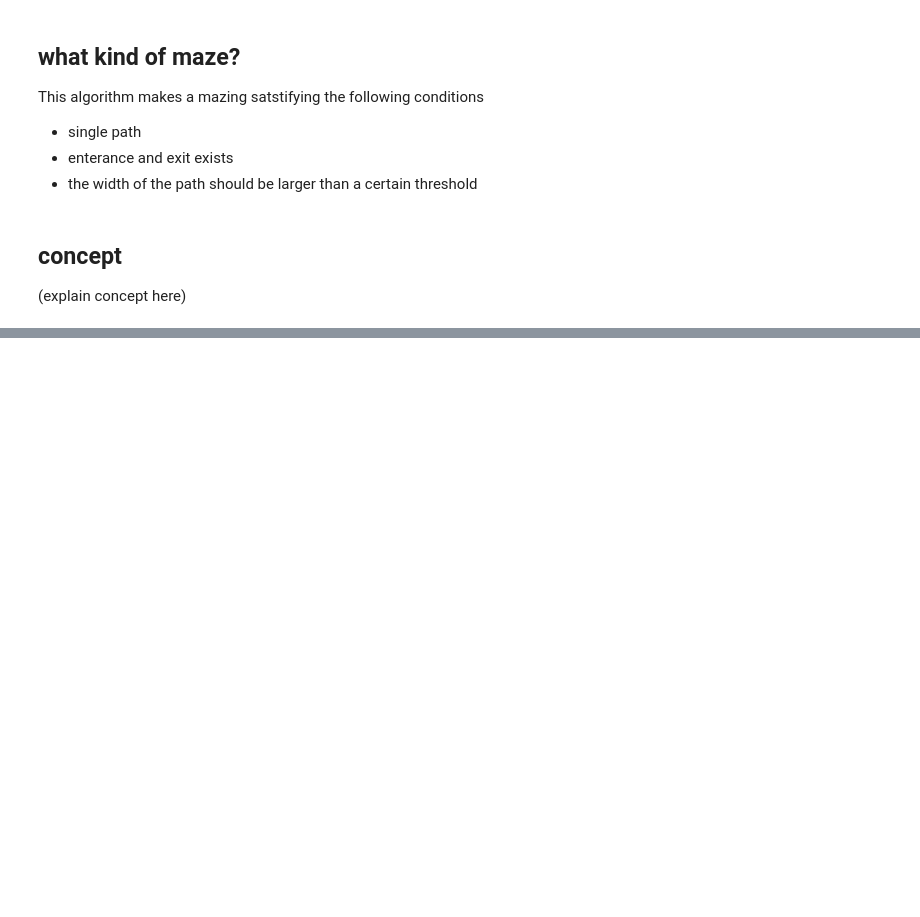
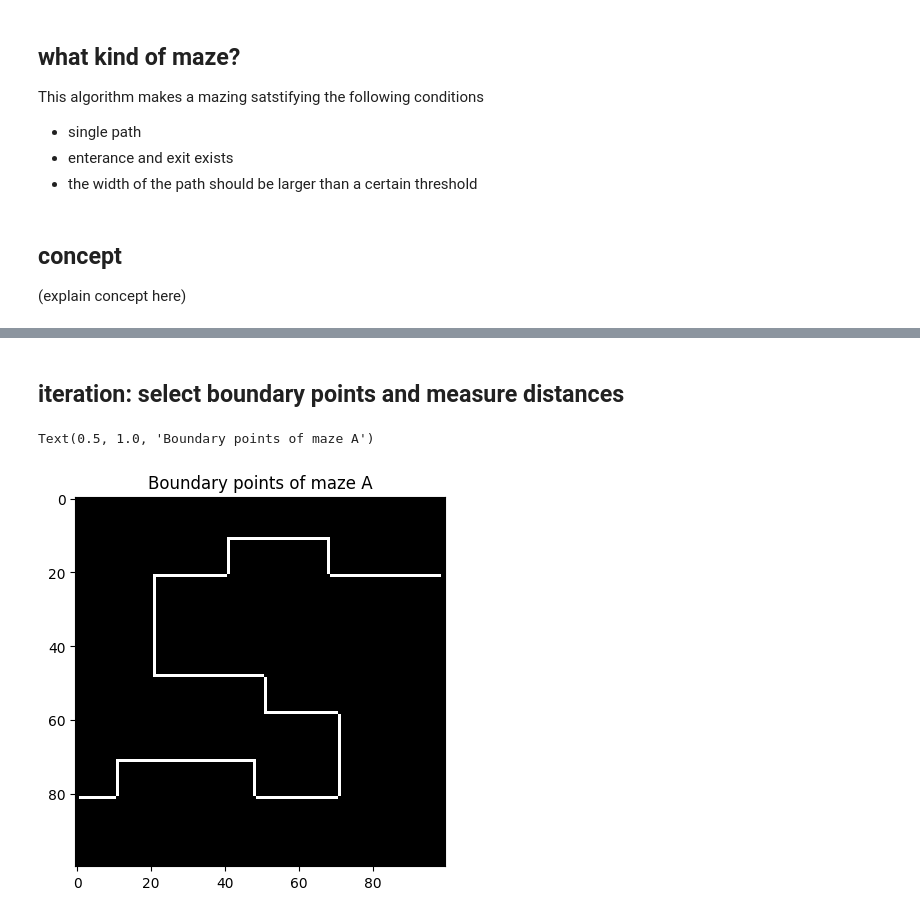
Before and after one commit to KeunwooPark/maze-generator, a Jupyter notebook: how_to_generate_maze.ipynb, the cells around one changed output, grey strips where cells are left out. Drawn from its saved outputs; the diff is of its cells as text; code cells hidden in the pictures; blank space fills up the shorter version.

```diff
--- a/how_to_generate_maze.ipynb
+++ b/how_to_generate_maze.ipynb
@@ -147,0 +201,32 @@ plt.imshow(maze, cmap='gray')
+# %% [markdown]
+## iteration: select boundary points and measure distances
+# %%
+def select_random_boundary_points(maze: np.ndarray) -> list[(int, int)]:
+    n_maze_row = maze.shape[0]
+    n_maze_col = maze.shape[1]
+
+    cross_kernel = np.array([[0, 1, 0], [1, 1, 1], [0, 1, 0]])
+    kernel_sum = np.sum(cross_kernel)
+
+    conved_maze = ndimage.convolve(maze, cross_kernel, mode='constant', cval=1)
+
+    boundary_points = np.argwhere((conved_maze < kernel_sum) & (conved_maze > 0))
+
+    # exclude the map boundary
+    boundary_points = filter(lambda x: not is_on_the_map_boundary(maze, x[0], x[1]), boundary_points)
+    # exclude the walls
+    boundary_points = filter(lambda x: maze[x[0], x[1]] == 0, boundary_points)
+
+    return list(boundary_points)
+
+boundary_points_A = select_random_boundary_points(maze_A)
+empty_maze = np.zeros_like(maze_A)
+
+for point in boundary_points_A:
+    empty_maze[point[0], point[1]] = 1
+
+plt.imshow(empty_maze, cmap='gray')
+plt.title('Boundary points of maze A')
+# %% [output]
+Text(0.5, 1.0, 'Boundary points of maze A')
+[figure, added]
```
Also changed, not shown: parts of 9 cells of this notebook.
